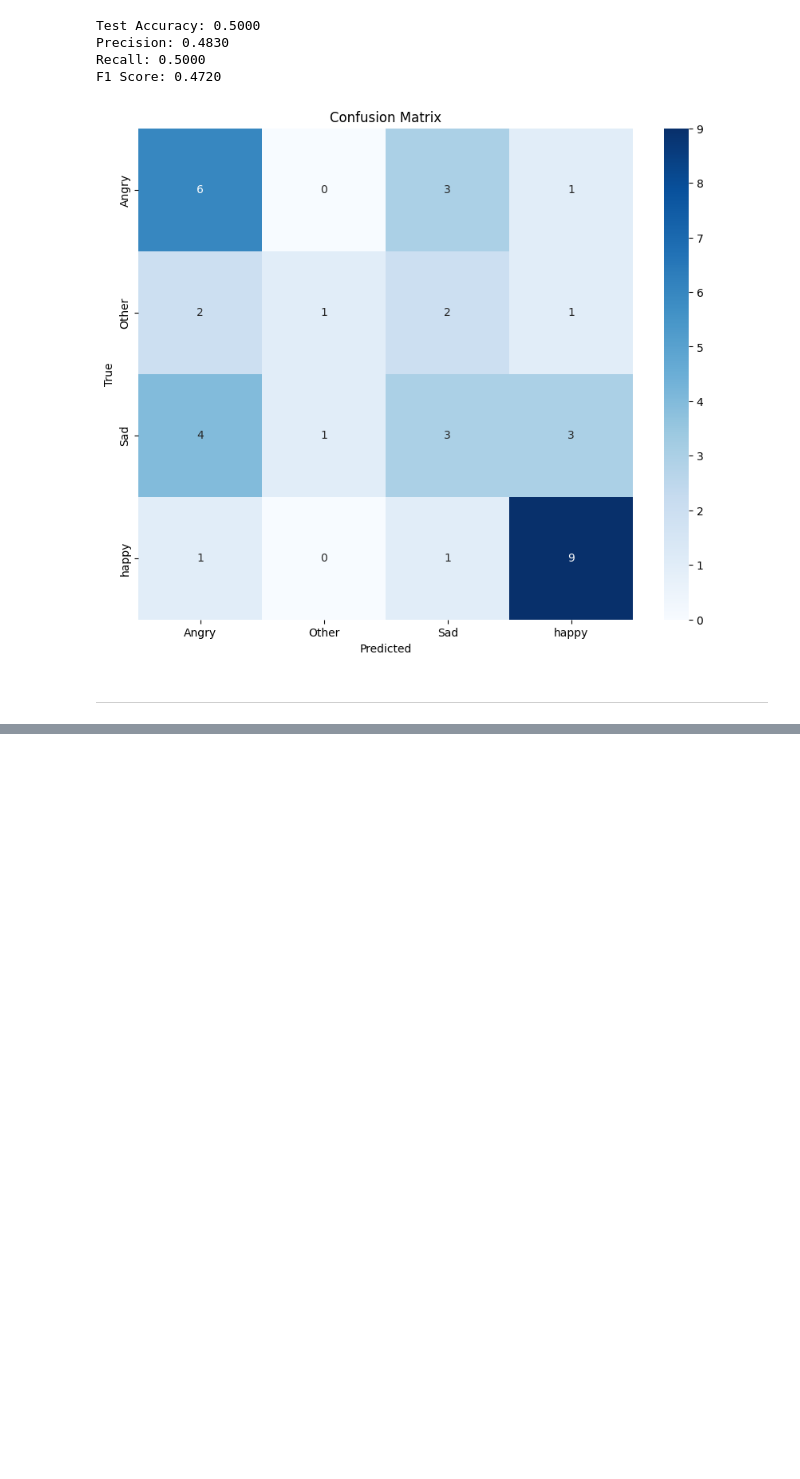
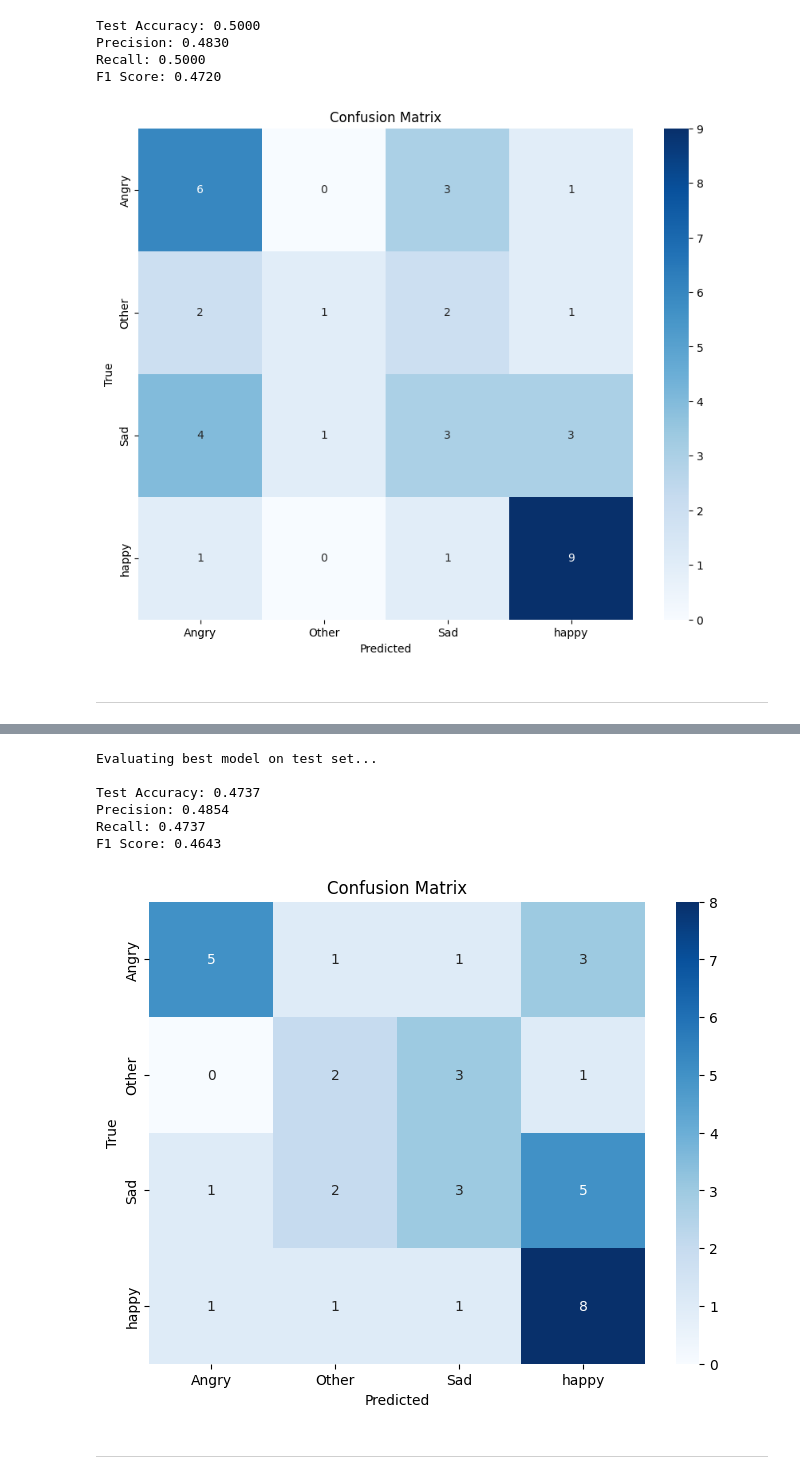
Before and after one commit to tasneemyo/Computer-Vision-Labs, a Jupyter notebook: Assignment04/densenet_pet_classification.ipynb, the cells around one changed output, grey strips where cells are left out. Saved outputs shown, nothing was run; the diff lists cells and outputs as text; code cells hidden in the pictures; blank space fills up the shorter version.

Commit message:
added pretrained InceptionV3

```diff
--- a/Assignment04/densenet_pet_classification.ipynb
+++ b/Assignment04/densenet_pet_classification.ipynb
@@ -526,0 +573,3 @@ F1 Score: 0.4720
+# %%
+criterion = nn.CrossEntropyLoss()
+optimizer = optim.Adam(model.parameters(), lr=0.001)
@@ -526,0 +660,34 @@ F1 Score: 0.4720
+# %%
+def evaluate_model(model, test_loader):
+    model.eval()
+    all_preds = []
+    all_labels = []
+
+    with torch.no_grad():
+        for inputs, labels in test_loader:
+            inputs, labels = inputs.to(device), labels.to(device)
+            outputs = model(inputs)  # eval mode soo only single output is returned
+            _, preds = torch.max(outputs, 1)
+            all_preds.extend(preds.cpu().numpy())
+            all_labels.extend(labels.cpu().numpy())
+
+    accuracy = sum(1 for x,y in zip(all_preds, all_labels) if x == y) / len(all_labels)
+    precision, recall, f1, _ = precision_recall_fscore_support(
+        all_labels, all_preds, average='weighted')
+
+    print(f'\nTest Accuracy: {accuracy:.4f}')
+    print(f'Precision: {precision:.4f}')
+    print(f'Recall: {recall:.4f}')
+    print(f'F1 Score: {f1:.4f}')
+
+    cm = confusion_matrix(all_labels, all_preds)
+    plt.figure(figsize=(8, 6))
+    sns.heatmap(cm, annot=True, fmt='d', cmap='Blues',
+                xticklabels=train_dataset.classes,
+                yticklabels=train_dataset.classes)
+    plt.xlabel('Predicted')
+    plt.ylabel('True')
+    plt.title('Confusion Matrix')
+    plt.show()
+# %%
+model = train_model(model, train_loader, valid_loader, criterion, optimizer, num_epochs=25)
@@ -526,0 +758,14 @@ F1 Score: 0.4720
+# %%
+print("\nEvaluating best model on test set...")
+model.load_state_dict(torch.load('best_inceptionv3.pth'))
+evaluate_model(model, test_loader)
+# %% [output]
+Evaluating best model on test set...
+
+Test Accuracy: 0.4737
+Precision: 0.4854
+Recall: 0.4737
+F1 Score: 0.4643
+[figure, added]
+# %% [markdown]
+--------------------------------------------------
```
Also changed, not shown: parts of 10 cells of this notebook.
